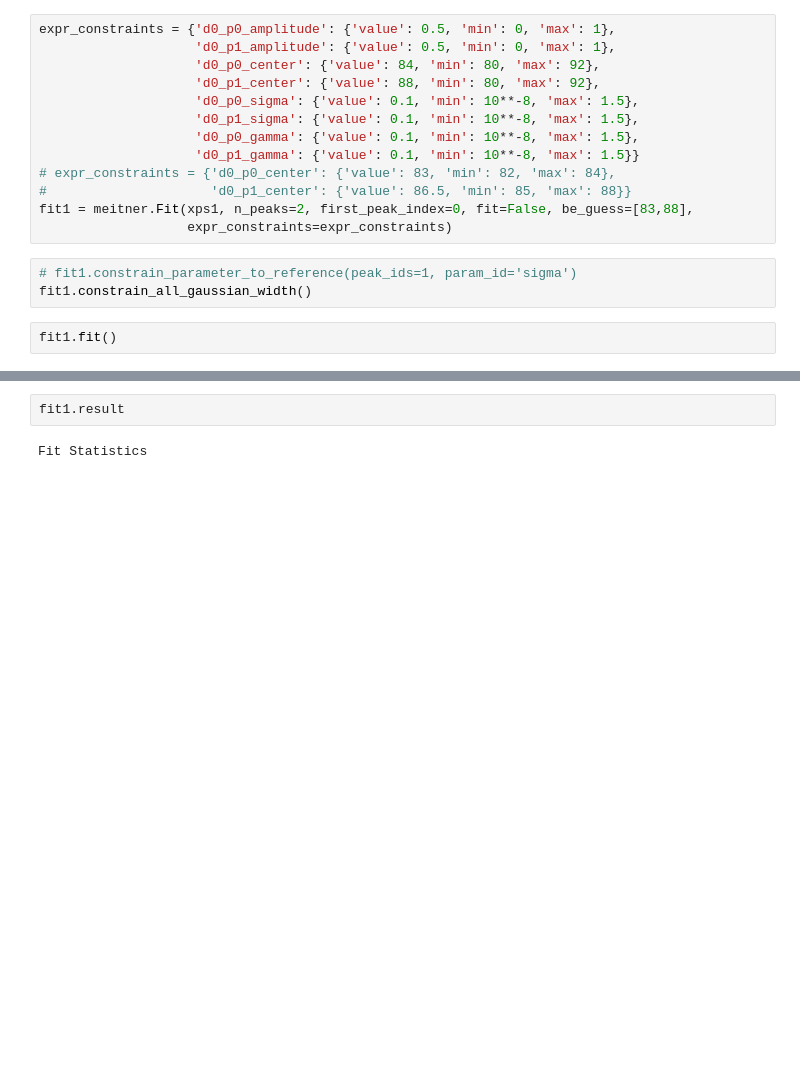
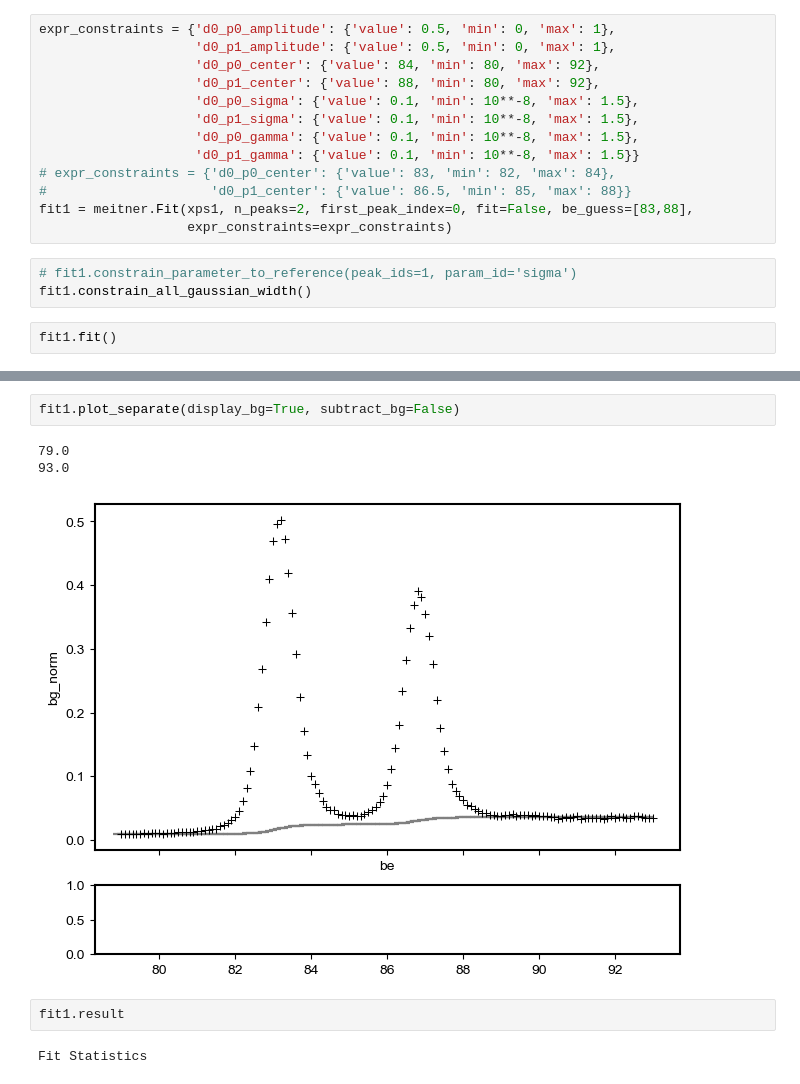
Before and after one commit to picklerixs/meitner, a Jupyter notebook: xarray_test.ipynb, the cells around one changed output, grey strips where cells are left out. Cells and saved outputs as stored; diff of their text form; blank space fills up the shorter version.

```diff
--- a/xarray_test.ipynb
+++ b/xarray_test.ipynb
@@ -79,3 +88,9 @@ fit1.fit()
+# %%
+fit1.plot_separate(display_bg=True, subtract_bg=False)
+# %% [output]
+79.0
+93.0
+[figure, added]
 # %%
 fit1.result
 # %% [output]
```
Also changed, not shown: parts of 7 cells of this notebook, 1 other file.
